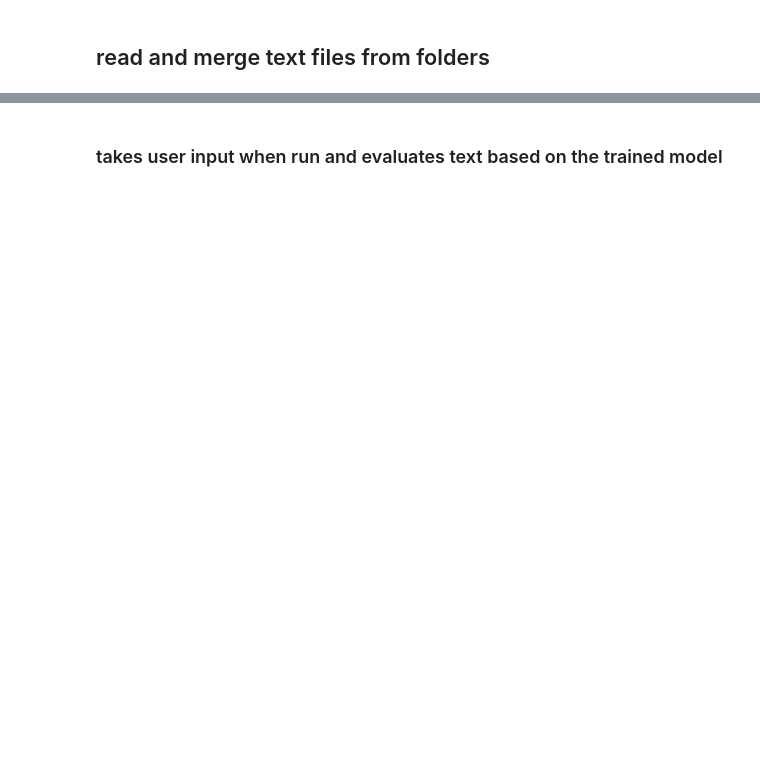
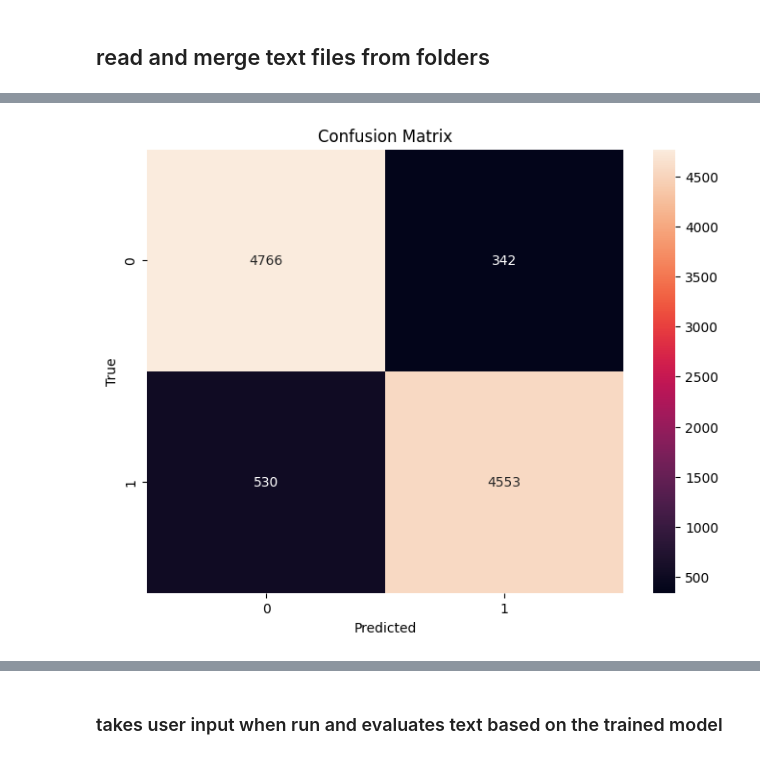
Before and after one commit to bruml22m/final_project, a Jupyter notebook: finalproject.ipynb, the cells around one changed output, grey strips where cells are left out. Drawn from its saved outputs; the diff is of its cells as text; code cells hidden in the pictures; blank space fills up the shorter version.

```diff
--- a/finalproject.ipynb
+++ b/finalproject.ipynb
@@ -93,3 +105,22 @@ X_train, X_test, y_train, y_test = train_test_split(X, labels, test_size=0.3, ra
 model = LogisticRegression()
 model.fit(X_train, y_train)
 y_pred = model.predict(X_test)
+# %%
+# Define parameter grid
+param_grid = {
+    'C': [0.01, 0.1, 1, 10, 100],
+    'solver': ['newton-cg', 'lbfgs', 'liblinear', 'sag', 'saga']
+}
+
+# Initialize GridSearchCV
+grid_search = GridSearchCV(LogisticRegression(), param_grid, cv=5, scoring='accuracy')
+
+# Fit to the training data
+grid_search.fit(X_train, y_train)
+
+# Best model
+best_model = grid_search.best_estimator_
+
+# Evaluating the best model on the test set
+y_pred_best = best_model.predict(X_test)
+print(classification_report(y_test, y_pred_best))
@@ -95,0 +160,13 @@ y_pred = model.predict(X_test)
+# %%
+# Calculate the confusion matrix
+cm = confusion_matrix(y_test, y_pred_best)
+
+# Plotting
+plt.figure(figsize=(8, 6))
+sns.heatmap(cm, annot=True, fmt='d')
+plt.xlabel('Predicted')
+plt.ylabel('True')
+plt.title('Confusion Matrix')
+plt.show()
+# %% [output]
+[figure, added]
```
Also changed, not shown: parts of 8 cells of this notebook.
